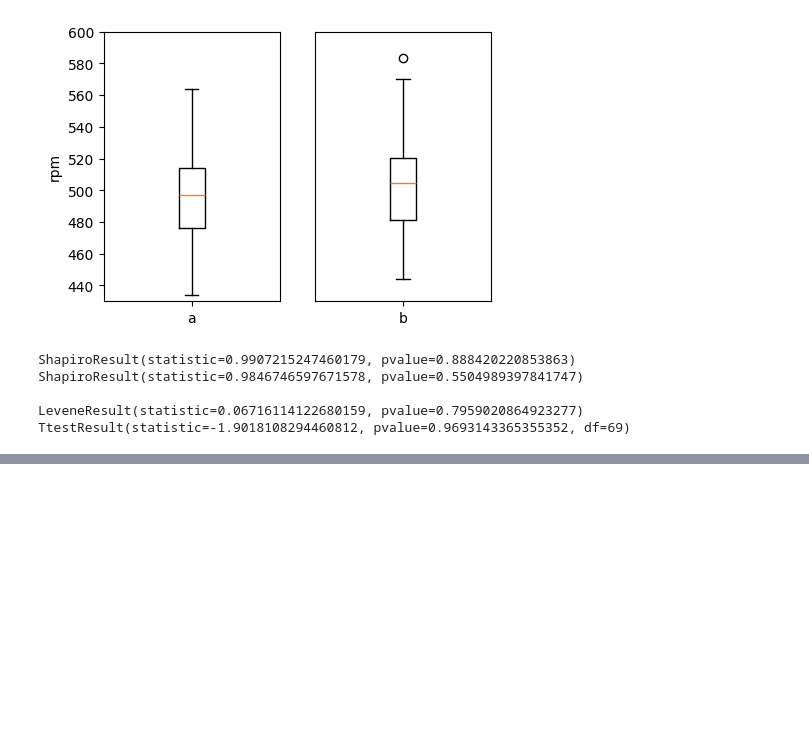
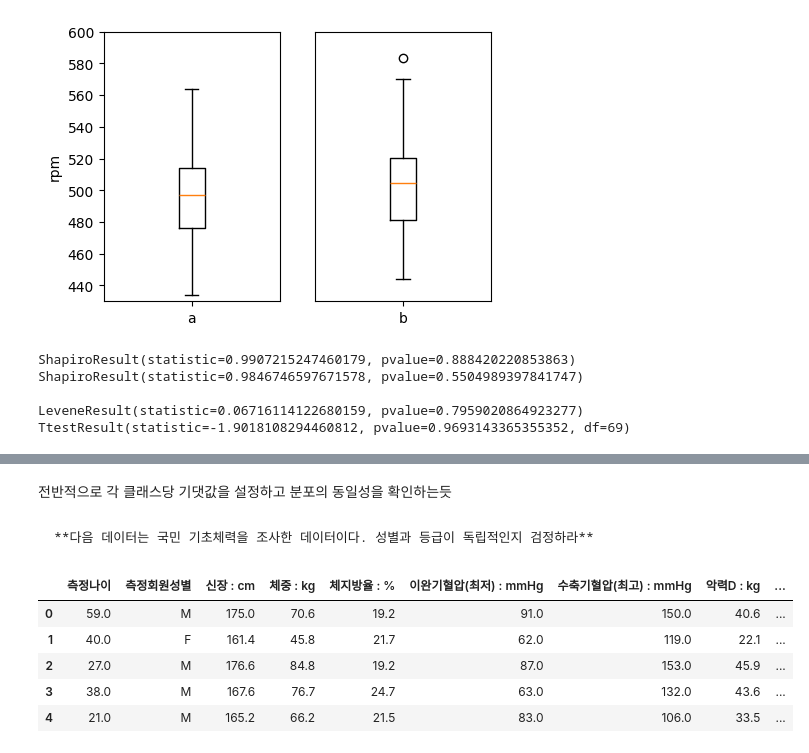
Before and after one commit to hykhhijk/BigDataCertification, a Jupyter notebook: NewChapter3.ipynb, the cells around one changed output, grey strips where cells are left out. Saved outputs shown, nothing was run; the diff lists cells and outputs as text; code cells hidden in the pictures; blank space fills up the shorter version.

````diff
--- a/NewChapter3.ipynb
+++ b/NewChapter3.ipynb
@@ -732,0 +832,16 @@ TtestResult(statistic=-1.9018108294460812, pvalue=0.9693143365355352, df=69)
+# %% [markdown]
+전반적으로 각 클래스당 기댓값을 설정하고 분포의 동일성을 확인하는듯
+# %% [markdown]
+```{admonition} Question
+**다음 데이터는 국민 기초체력을 조사한 데이터이다. 성별과 등급이 독립적인지 검정하라**
+```
+# %%
+df = pd.read_csv('https://raw.githubusercontent.com/Datamanim/datarepo/main/body/body.csv')
+df.head()
+# %% [output]
+|  | 측정나이 | 측정회원성별 | 신장 : cm | 체중 : kg | 체지방율 : % | 이완기혈압(최저) : mmHg | 수축기혈압(최고) : mmHg | 악력D : kg | ... |
+| 0 | 59.0 | M | 175.0 | 70.6 | 19.2 | 91.0 | 150.0 | 40.6 | ... |
+| 1 | 40.0 | F | 161.4 | 45.8 | 21.7 | 62.0 | 119.0 | 22.1 | ... |
+| 2 | 27.0 | M | 176.6 | 84.8 | 19.2 | 87.0 | 153.0 | 45.9 | ... |
+| 3 | 38.0 | M | 167.6 | 76.7 | 24.7 | 63.0 | 132.0 | 43.6 | ... |
+| 4 | 21.0 | M | 165.2 | 66.2 | 21.5 | 83.0 | 106.0 | 33.5 | ... |
````
Also changed, not shown: parts of 23 cells of this notebook.
